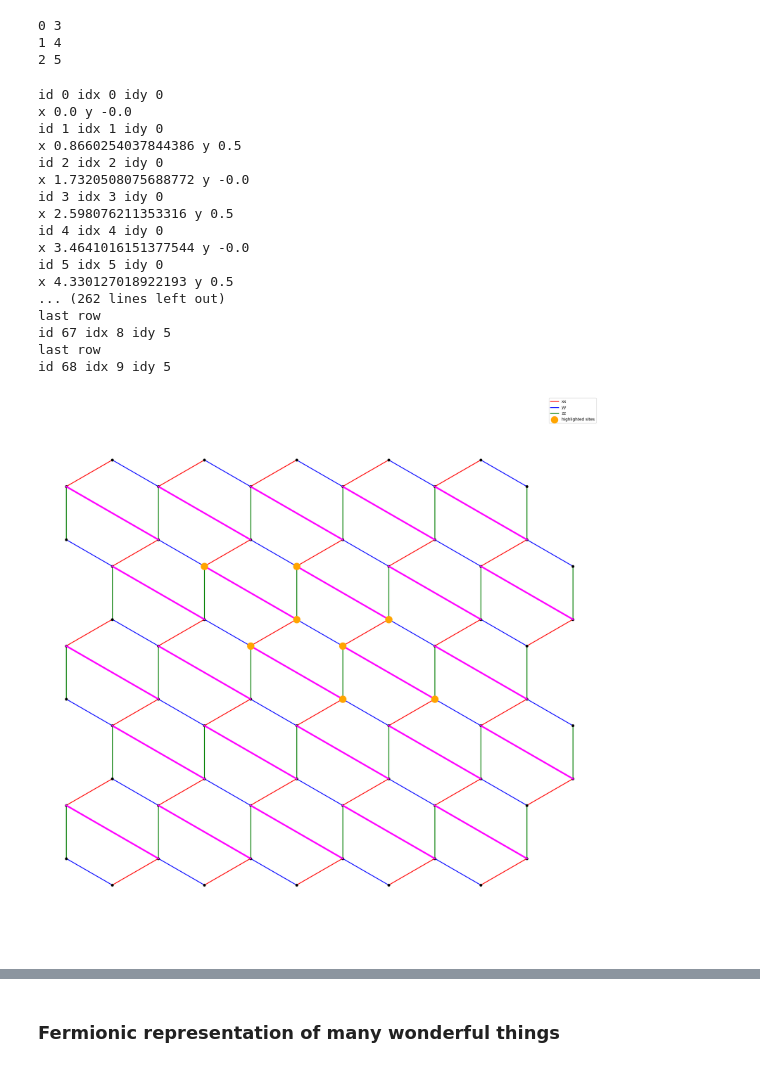
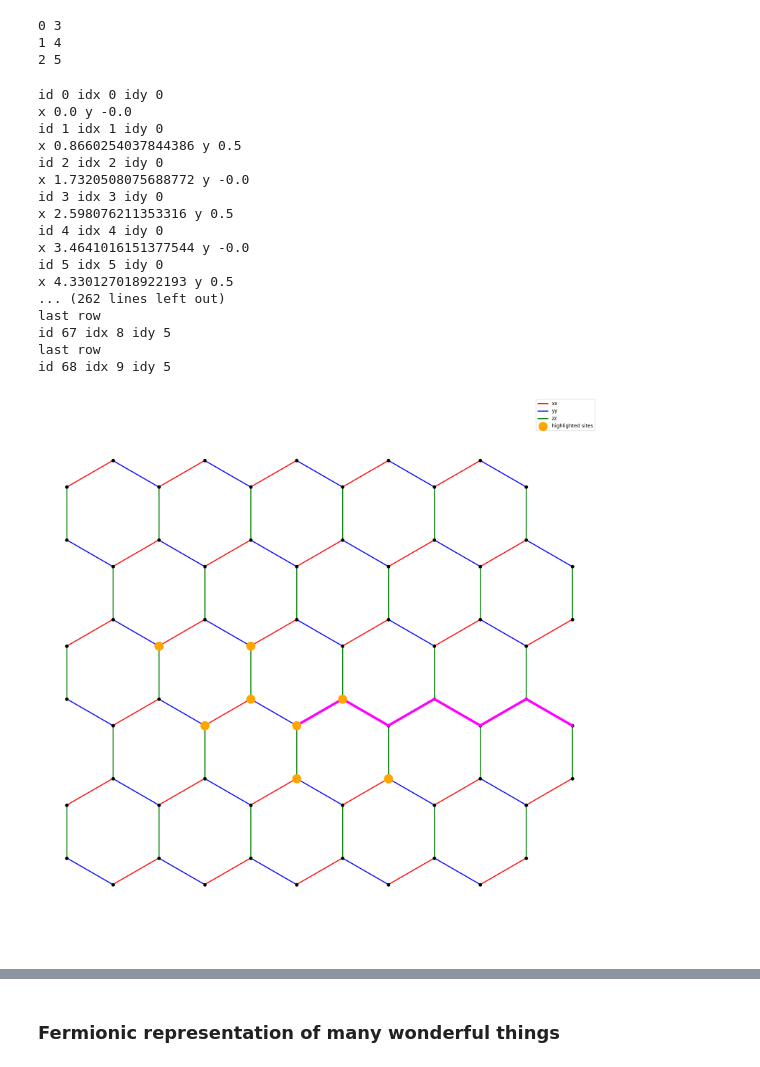
Before and after one commit to gconcheri/MasterThesis, a Jupyter notebook: fermionic_model_OBC.ipynb, the cells around one changed output, grey strips where cells are left out. Cells and saved outputs as stored; diff of their text form; code cells hidden in the pictures.

```diff
--- a/fermionic_model_OBC.ipynb
+++ b/fermionic_model_OBC.ipynb
@@ -180,25 +132,27 @@ def plot_honeycomb(model, highlight_idxidy=None, highlight_color='orange', plot_
 # %%
 modell = site.SitesOBC(Npx = 5, Npy = 5)
-plot_honeycomb(modell, plot_diagonal_bonds=True)
+# indices = [14,16,27,28,29,30,41,43]
+indices = [25,27,38,39,40,41,52,54]
+site.plot_honeycomb(modell, plot_anyon_bonds = True, plot_diagonal_bonds=False, indices = indices)
 # %% [output]
 id 0 idx 0 idy 0
 x 0.0 y -0.0
 id 1 idx 1 idy 0
 x 0.8660254037844386 y 0.5
 id 2 idx 2 idy 0
 x 1.7320508075688772 y -0.0
 id 3 idx 3 idy 0
 x 2.598076211353316 y 0.5
 id 4 idx 4 idy 0
 x 3.4641016151377544 y -0.0
 id 5 idx 5 idy 0
 x 4.330127018922193 y 0.5
 ... (262 lines left out)
 last row
 id 67 idx 8 idy 5
 last row
 id 68 idx 9 idy 5
-[figure, old version]
+[figure, new version]
 # %%
 coords = model.get_coordinates()
 print("Coordinates of sites: ", coords)
```
Also changed, not shown: parts of 10 cells of this notebook, 6 other files.
